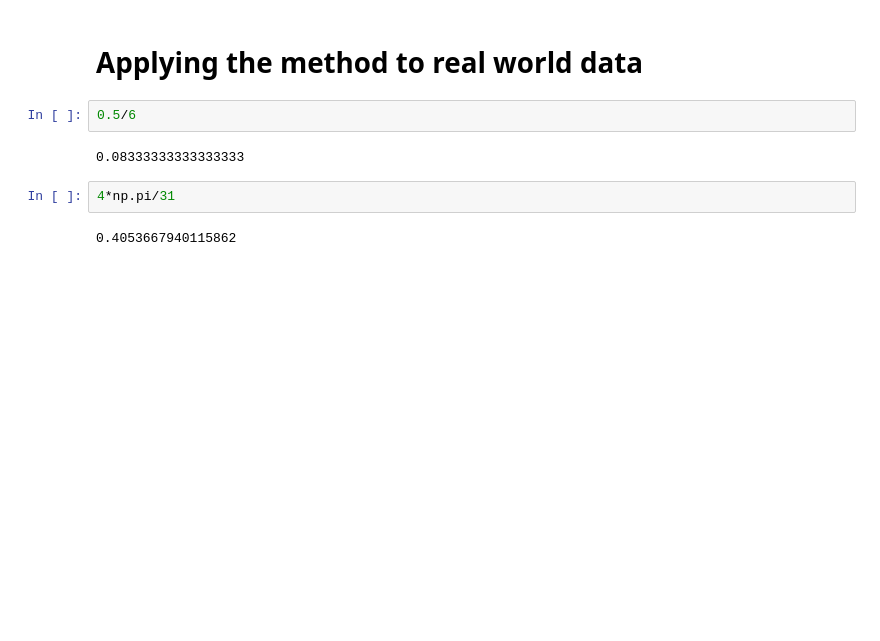
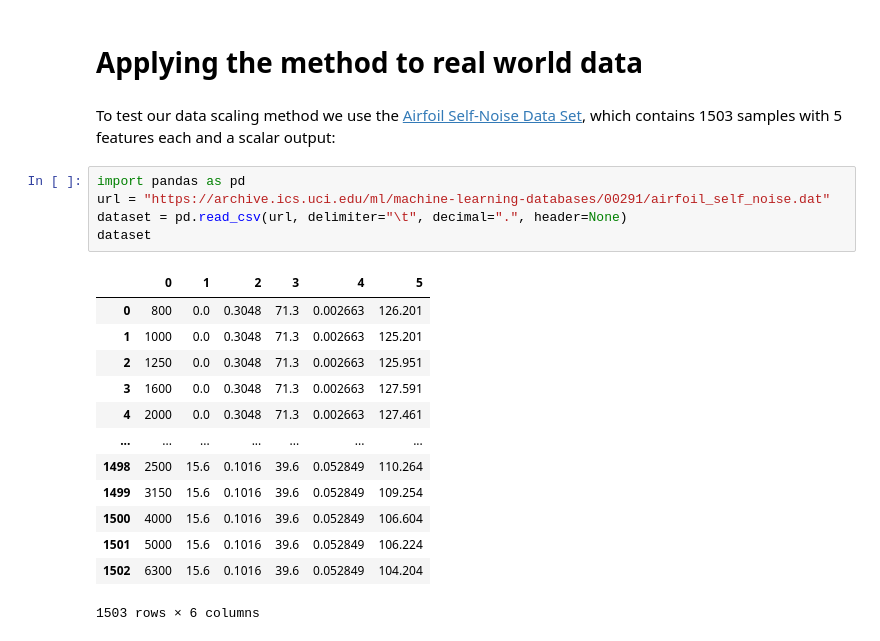
Before and after one commit to AlbertMitjans/hackweek, a Jupyter notebook: src/data_scaling_for_QML.ipynb, the cells around one changed output. Cells and saved outputs as stored; diff of their text form; blank space fills up the shorter version.

```diff
--- a/src/data_scaling_for_QML.ipynb
+++ b/src/data_scaling_for_QML.ipynb
@@ -217,11 +217,24 @@ Iter:   991 | Cost: 0.0072828
 # A scalable heuristic for regression via random fourier features
 # %% [markdown]
 # Applying the method to real world data
-# %%
-0.5/6
-# %% [output]
-0.08333333333333333
+# %% [markdown]
+To test our data scaling method we use the [Airfoil Self-Noise Data Set](https://archive.ics.uci.edu/ml/datasets/Airfoil+Self-Noise), which contains 1503 samples with 5 features each and a scalar output:
 # %%
-4*np.pi/31
+import pandas as pd
+url = "https://archive.ics.uci.edu/ml/machine-learning-databases/00291/airfoil_self_noise.dat"
+dataset = pd.read_csv(url, delimiter="\t", decimal=".", header=None)
+dataset
 # %% [output]
+|  | 0 | 1 | 2 | 3 | 4 | 5 |
+| 0 | 800 | 0.0 | 0.3048 | 71.3 | 0.002663 | 126.201 |
+| 1 | 1000 | 0.0 | 0.3048 | 71.3 | 0.002663 | 125.201 |
+| 2 | 1250 | 0.0 | 0.3048 | 71.3 | 0.002663 | 125.951 |
+| 3 | 1600 | 0.0 | 0.3048 | 71.3 | 0.002663 | 127.591 |
+| 4 | 2000 | 0.0 | 0.3048 | 71.3 | 0.002663 | 127.461 |
+| ... | ... | ... | ... | ... | ... | ... |
+| 1498 | 2500 | 15.6 | 0.1016 | 39.6 | 0.052849 | 110.264 |
+| 1499 | 3150 | 15.6 | 0.1016 | 39.6 | 0.052849 | 109.254 |
+| 1500 | 4000 | 15.6 | 0.1016 | 39.6 | 0.052849 | 106.604 |
+| 1501 | 5000 | 15.6 | 0.1016 | 39.6 | 0.052849 | 106.224 |
+| 1502 | 6300 | 15.6 | 0.1016 | 39.6 | 0.052849 | 104.204 |
-0.4053667940115862
+1503 rows × 6 columns
```
Also changed, not shown: parts of 3 cells of this notebook, 1 other file.
